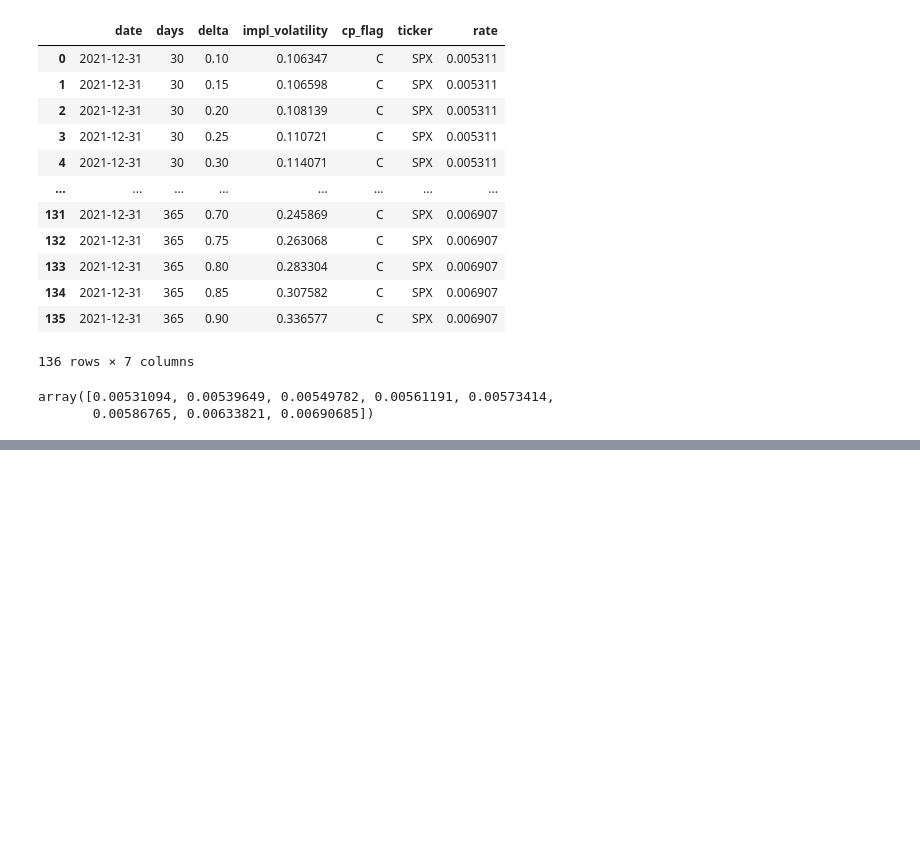
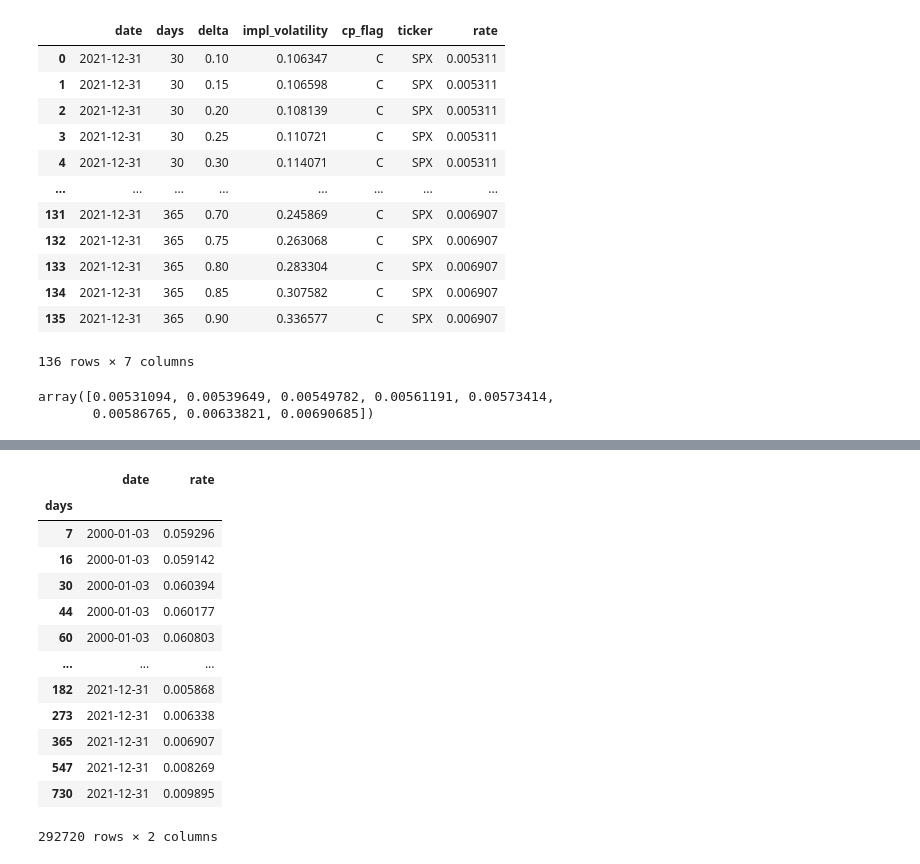
Before and after one commit to DavidMal101/Topics-in-Quant-Finance, a Jupyter notebook: Topics in Quant Finance.ipynb, the cells around one changed output, grey strips where cells are left out. Cells and saved outputs as stored; diff of their text form; code cells hidden in the pictures; blank space fills up the shorter version.

```diff
--- a/Topics in Quant Finance.ipynb
+++ b/Topics in Quant Finance.ipynb
@@ -136,0 +252,35 @@ plt.show()
+# %%
+day_list=np.array([30,60,91,122,152,182,273,365])
+# %%
+#make a new dataframe with these days
+dates=zero_curve['date'].unique()
+
+rep_days=np.tile(day_list,len(dates))
+rep_dates=np.repeat(dates,len(day_list))
+df_to_merge=pd.DataFrame(np.vstack((rep_dates,rep_days)).T,columns=['date','days'])
+
+#now merge dfs to make na's so we can interpolate
+merged_df=pd.merge(zero_curve, df_to_merge, how='outer', on=['date','days'])
+merged_df=merged_df.sort_values(['date','days'])
+merged_df['days']=merged_df['days'].astype(int)
+merged_df=merged_df.set_index(['days'])
+
+for date in dates:
+    merged_df[merged_df['date']==date]=merged_df[merged_df['date']==date].interpolate(method='spline',order=3)
+# %%
+merged_df
+# %% [output]
+|  | date | rate |
+| days |  |  |
+| 7 | 2000-01-03 | 0.059296 |
+| 16 | 2000-01-03 | 0.059142 |
+| 30 | 2000-01-03 | 0.060394 |
+| 44 | 2000-01-03 | 0.060177 |
+| 60 | 2000-01-03 | 0.060803 |
+| ... | ... | ... |
+| 182 | 2021-12-31 | 0.005868 |
+| 273 | 2021-12-31 | 0.006338 |
+| 365 | 2021-12-31 | 0.006907 |
+| 547 | 2021-12-31 | 0.008269 |
+| 730 | 2021-12-31 | 0.009895 |
+292720 rows × 2 columns
```
Also changed, not shown: parts of 10 cells of this notebook.
